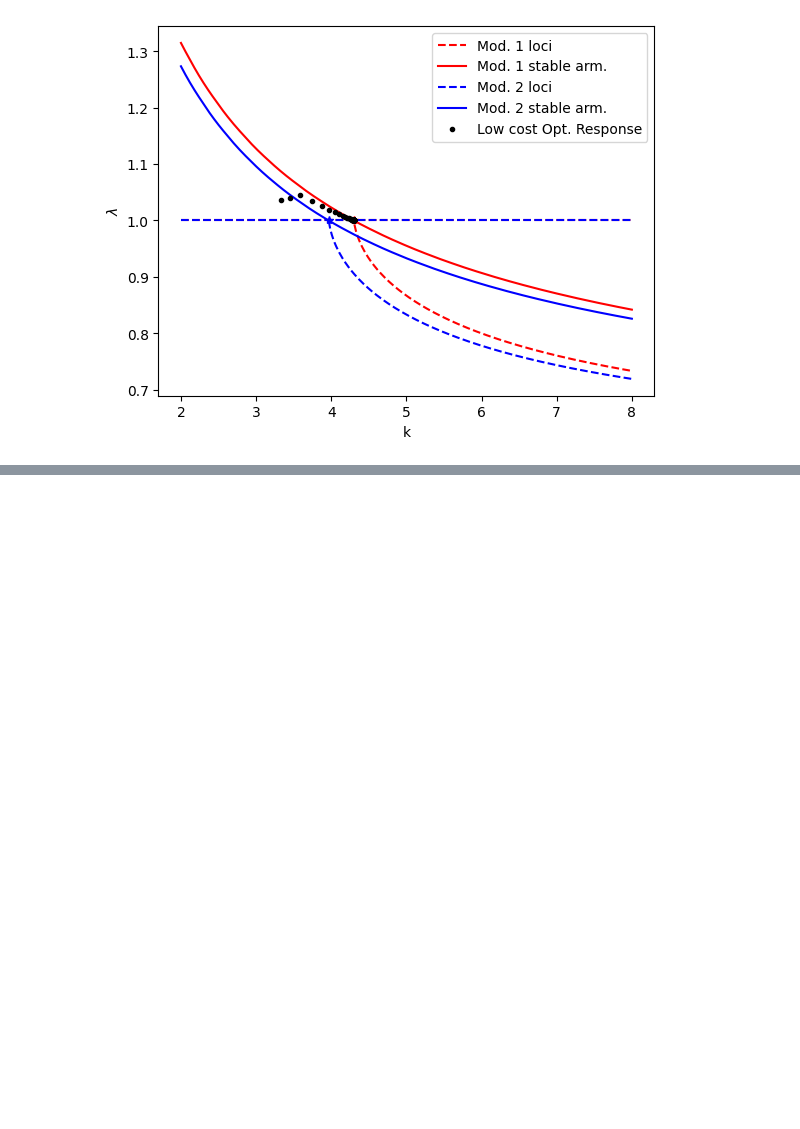
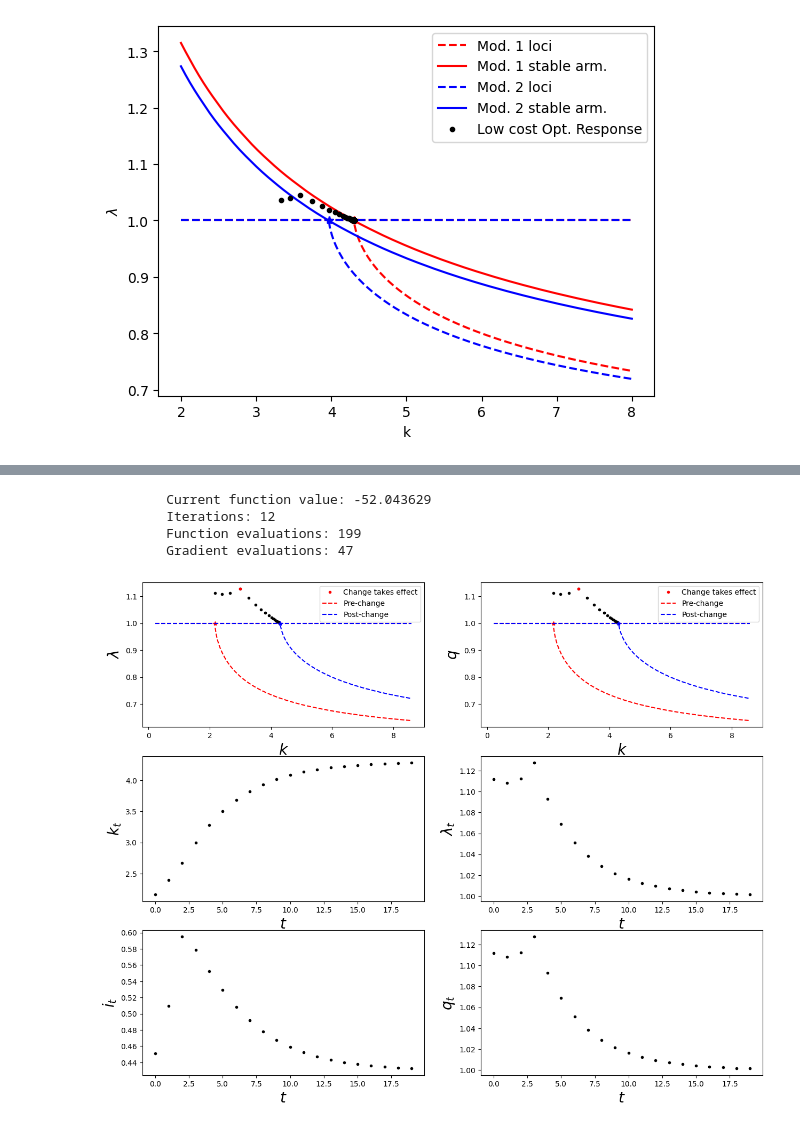
Before and after one commit to qlnguyen1208-econ/choice2025macro, a Jupyter notebook: problem-set-qlnguyen1208.ipynb, the cells around one changed output, grey strips where cells are left out. Saved outputs shown, nothing was run; the diff lists cells and outputs as text; code cells hidden in the pictures; blank space fills up the shorter version.

```diff
--- a/problem-set-qlnguyen1208.ipynb
+++ b/problem-set-qlnguyen1208.ipynb
@@ -48,3 +48,24 @@ import pandas as pd
 import sys
 sys.path.append('../')
 from Qmod import Qmod
+
+# Preamble
+import numpy as np
+import matplotlib
+import matplotlib.pyplot as plt
+matplotlib.rcParams['axes.labelsize'] = 20
+
+from copy import deepcopy
+from scipy import optimize
+
+from dolo import *
+import dolo.algos.perfect_foresight as pf
+import dolo.algos.value_iteration as vi
+
+import pandas as pd
+
+# Since the Qmod class is in other folder we need to
+# change the path.
+import sys
+sys.path.append('../')
+from Qmod import Qmod
@@ -815,3 +1004,14 @@ plt.ylabel('$\\lambda$')
 Text(0, 0.5, '$\\lambda$')
 [figure]
 [figure]
+# %%
+figname = 'CorporateTaxReduction-ant'
+
+# Modify the time of the change
+t = 3
+
+# Qmod class
+sol = structural_change(mod1 = Q_high_tau, mod2 = Qmodel,
+                        k0 = k0, t_change = t,T_sim=T,
+                        figname = figname)
+# %% [output]
@@ -818,3 +1020,8 @@ Text(0, 0.5, '$\\lambda$')
+         Current function value: -52.043629
+         Iterations: 12
+         Function evaluations: 199
+         Gradient evaluations: 47
+[figure, added]
 # %% [markdown]
 # Q3 Explaination
 
```
Also changed, not shown: parts of 10 cells of this notebook.
